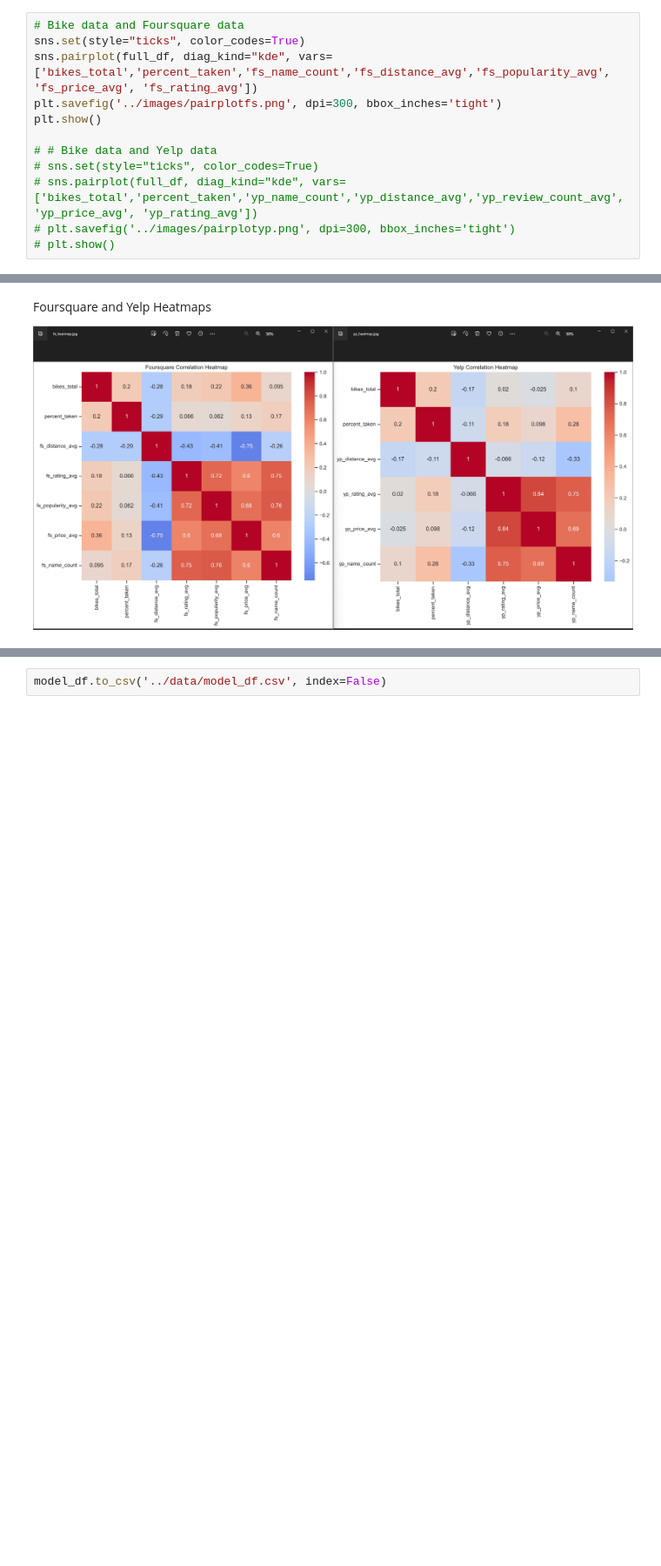
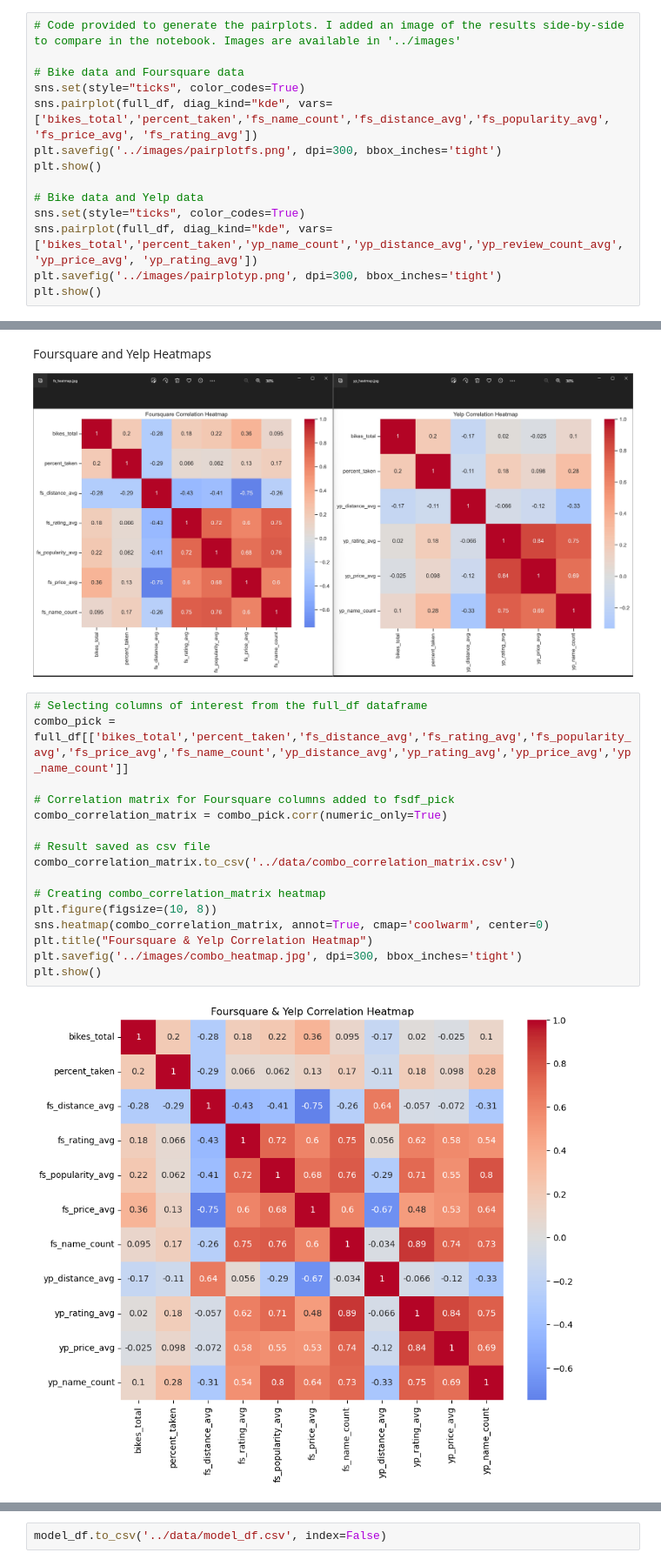
Before and after one commit to TayyubaK/Statistical-Modelling-Project, a Jupyter notebook: notebooks/joining_data.ipynb, the cells around one changed output, grey strips where cells are left out. Shown at 87% size. Saved outputs shown, nothing was run; the diff lists cells and outputs as text; blank space fills up the shorter version.

```diff
--- a/notebooks/joining_data.ipynb
+++ b/notebooks/joining_data.ipynb
@@ -57,12 +59,14 @@ import matplotlib.pyplot as plt
 # %%
+# Code provided to generate the pairplots. I added an image of the results side-by-side to compare in the notebook. Images are available in '../images'
+
 # Bike data and Foursquare data
 sns.set(style="ticks", color_codes=True)
 sns.pairplot(full_df, diag_kind="kde", vars=['bikes_total','percent_taken','fs_name_count','fs_distance_avg','fs_popularity_avg', 'fs_price_avg', 'fs_rating_avg'])
 plt.savefig('../images/pairplotfs.png', dpi=300, bbox_inches='tight')
 plt.show()
 
-# # Bike data and Yelp data
-# sns.set(style="ticks", color_codes=True)
-# sns.pairplot(full_df, diag_kind="kde", vars=['bikes_total','percent_taken','yp_name_count','yp_distance_avg','yp_review_count_avg', 'yp_price_avg', 'yp_rating_avg'])
-# plt.savefig('../images/pairplotyp.png', dpi=300, bbox_inches='tight')
-# plt.show()
+# Bike data and Yelp data
+sns.set(style="ticks", color_codes=True)
+sns.pairplot(full_df, diag_kind="kde", vars=['bikes_total','percent_taken','yp_name_count','yp_distance_avg','yp_review_count_avg', 'yp_price_avg', 'yp_rating_avg'])
+plt.savefig('../images/pairplotyp.png', dpi=300, bbox_inches='tight')
+plt.show()
@@ -125,3 +112,21 @@ plt.show()
 Foursquare and Yelp Heatmaps
 
 ![image.png](attachment:2ba7c148-10fb-4f13-9742-f4d57b1637b6.png)
+# %%
+# Selecting columns of interest from the full_df dataframe
+combo_pick = full_df[['bikes_total','percent_taken','fs_distance_avg','fs_rating_avg','fs_popularity_avg','fs_price_avg','fs_name_count','yp_distance_avg','yp_rating_avg','yp_price_avg','yp_name_count']]
+
+# Correlation matrix for Foursquare columns added to fsdf_pick
+combo_correlation_matrix = combo_pick.corr(numeric_only=True)
+
+# Result saved as csv file
+combo_correlation_matrix.to_csv('../data/combo_correlation_matrix.csv')
+
+# Creating combo_correlation_matrix heatmap
+plt.figure(figsize=(10, 8))
+sns.heatmap(combo_correlation_matrix, annot=True, cmap='coolwarm', center=0)
+plt.title("Foursquare & Yelp Correlation Heatmap")
+plt.savefig('../images/combo_heatmap.jpg', dpi=300, bbox_inches='tight')
+plt.show()
+# %% [output]
+[figure, added]
```
Also changed, not shown: parts of 19 cells of this notebook.
